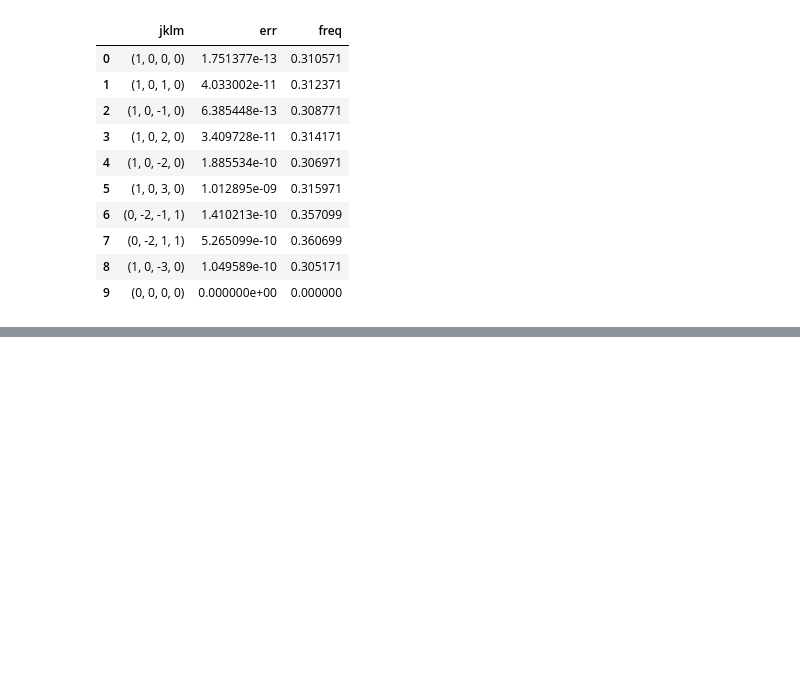
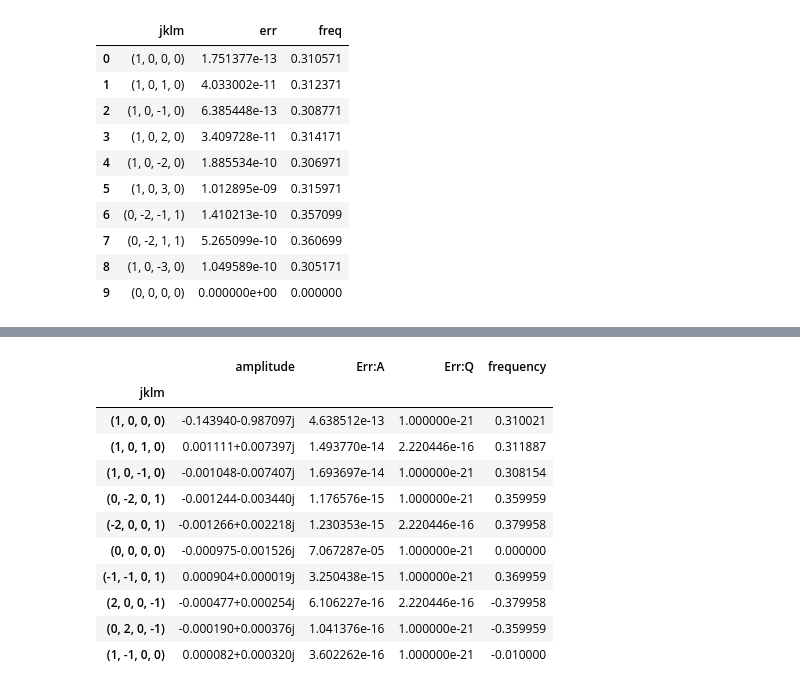
Before and after one commit to xsuite/sussix, a Jupyter notebook: examples/LHC_tracking.ipynb, the cells around one changed output, grey strips where cells are left out. Saved outputs shown, nothing was run; the diff lists cells and outputs as text; code cells hidden in the pictures; blank space fills up the shorter version.

```diff
--- a/examples/LHC_tracking.ipynb
+++ b/examples/LHC_tracking.ipynb
@@ -379,0 +511,3 @@ for part in particles:
+# %%
+for spectrum in results:
+    print(len(spectrum.dropna()))
@@ -379,0 +609,21 @@ for part in particles:
+# %%
+spectrum.insert(1,'Err:A',np.abs(spectrum.amplitude.abs() - expected.amplitude.abs()))
+spectrum.insert(2,'Err:Q',np.abs(spectrum.frequency - expected.frequency))
+spectrum.loc[spectrum['Err:Q']==0,'Err:Q'] = 1e-21
+# %%
+spectrum.loc[spectrum['Err:Q']==0,'Err:Q'] = 1e-21
+# %%
+spectrum
+# %% [output]
+|  | amplitude | Err:A | Err:Q | frequency |
+| jklm |  |  |  |  |
+| (1, 0, 0, 0) | -0.143940-0.987097j | 4.638512e-13 | 1.000000e-21 | 0.310021 |
+| (1, 0, 1, 0) | 0.001111+0.007397j | 1.493770e-14 | 2.220446e-16 | 0.311887 |
+| (1, 0, -1, 0) | -0.001048-0.007407j | 1.693697e-14 | 1.000000e-21 | 0.308154 |
+| (0, -2, 0, 1) | -0.001244-0.003440j | 1.176576e-15 | 1.000000e-21 | 0.359959 |
+| (-2, 0, 0, 1) | -0.001266+0.002218j | 1.230353e-15 | 2.220446e-16 | 0.379958 |
+| (0, 0, 0, 0) | -0.000975-0.001526j | 7.067287e-05 | 1.000000e-21 | 0.000000 |
+| (-1, -1, 0, 1) | 0.000904+0.000019j | 3.250438e-15 | 1.000000e-21 | 0.369959 |
+| (2, 0, 0, -1) | -0.000477+0.000254j | 6.106227e-16 | 2.220446e-16 | -0.379958 |
+| (0, 2, 0, -1) | -0.000190+0.000376j | 1.041376e-16 | 1.000000e-21 | -0.359959 |
+| (1, -1, 0, 0) | 0.000082+0.000320j | 3.602262e-16 | 1.000000e-21 | -0.010000 |
```
Also changed, not shown: parts of 11 cells of this notebook, 4 other files.
